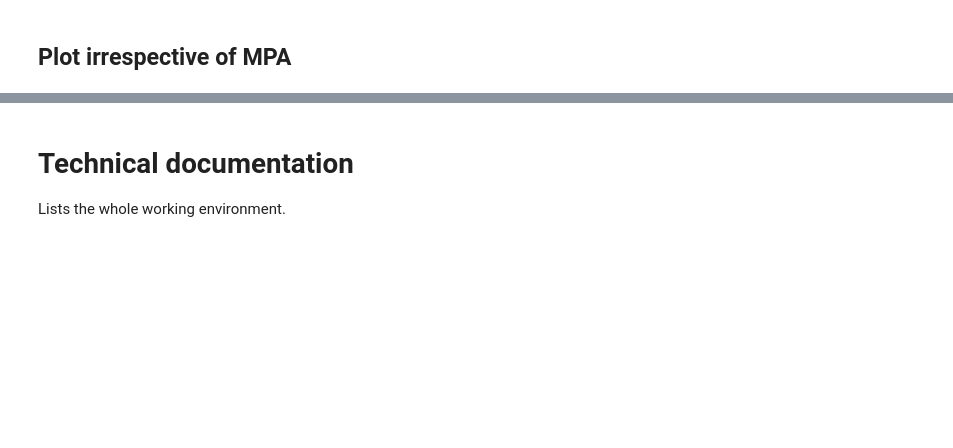
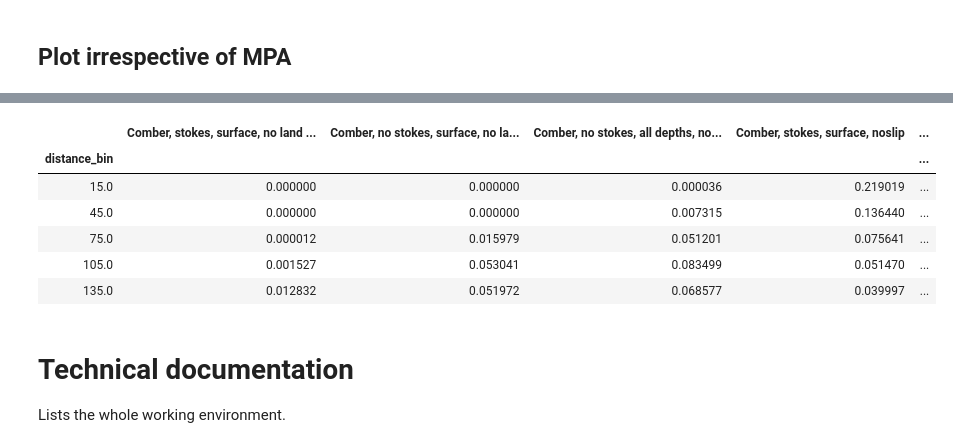
Before and after one commit to willirath/medseaconnectivity, a Jupyter notebook: notebooks/01_Distance_travelled_with_settling_period.ipynb, the cells around one changed output, grey strips where cells are left out. Drawn from its saved outputs; the diff is of its cells as text; code cells hidden in the pictures; blank space fills up the shorter version.

```diff
--- a/notebooks/01_Distance_travelled_with_settling_period.ipynb
+++ b/notebooks/01_Distance_travelled_with_settling_period.ipynb
@@ -445,0 +481,17 @@ working on Comber
+# %%
+all_hists = pd.concat(
+    (
+        pd.read_csv(f, index_col="distance_bin")
+        for f in sorted(Path("output_data").glob("distance_hist_*_no*.csv"))
+    ), axis=1
+)
+# %%
+all_hists.head(5)
+# %% [output]
+|  | Comber, stokes, surface, no land ... | Comber, no stokes, surface, no la... | Comber, no stokes, all depths, no... | Comber, stokes, surface, noslip | ... |
+| distance_bin |  |  |  |  | ... |
+| 15.0 | 0.000000 | 0.000000 | 0.000036 | 0.219019 | ... |
+| 45.0 | 0.000000 | 0.000000 | 0.007315 | 0.136440 | ... |
+| 75.0 | 0.000012 | 0.015979 | 0.051201 | 0.075641 | ... |
+| 105.0 | 0.001527 | 0.053041 | 0.083499 | 0.051470 | ... |
+| 135.0 | 0.012832 | 0.051972 | 0.068577 | 0.039997 | ... |
```
Also changed, not shown: parts of 15 cells of this notebook, 19 other files.
